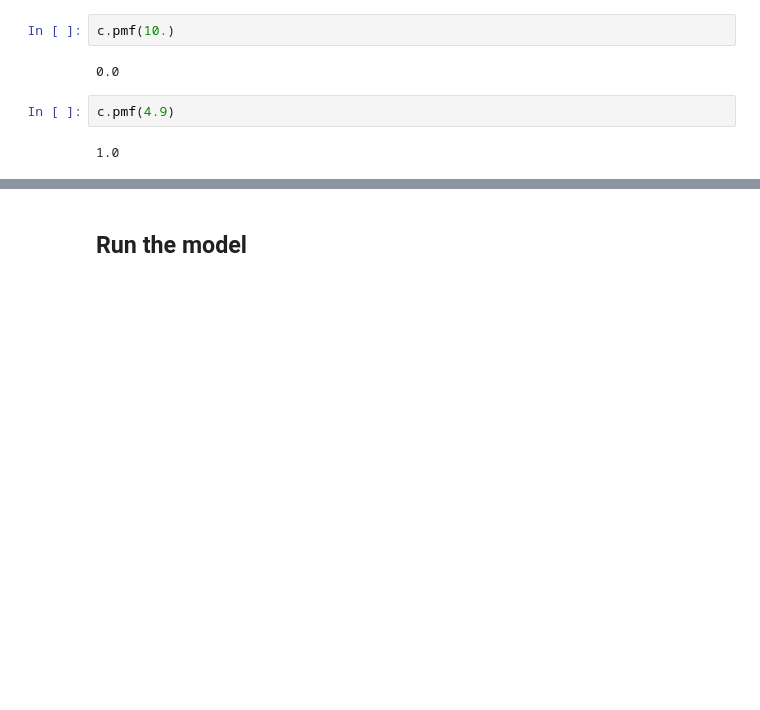
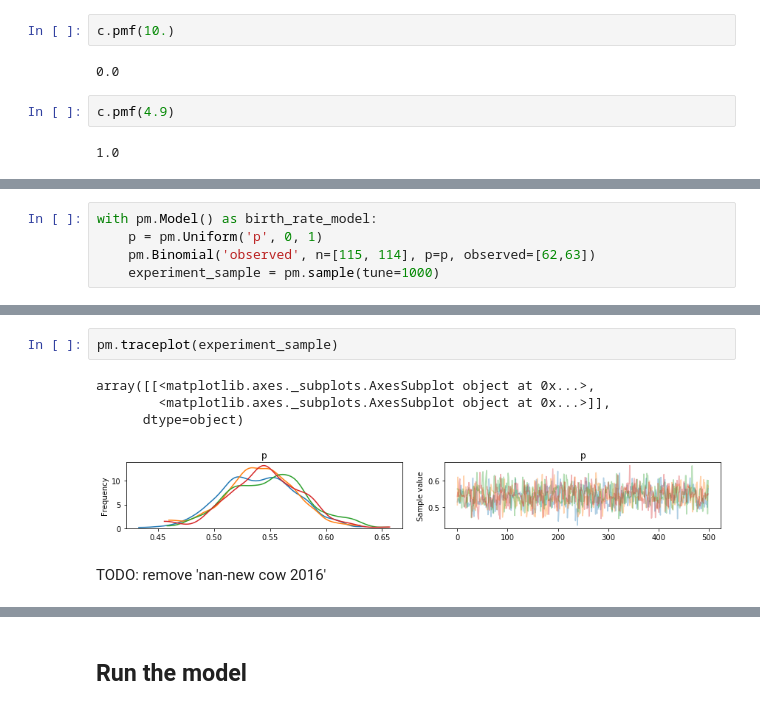
Before and after one commit to Edderic/mics-whales, a Jupyter notebook: mics-whales.ipynb, the cells around one changed output, grey strips where cells are left out. Saved outputs shown, nothing was run; the diff lists cells and outputs as text; blank space fills up the shorter version.

```diff
--- a/mics-whales.ipynb
+++ b/mics-whales.ipynb
@@ -849,0 +811,5 @@ model_simple_priors = {
+# %%
+with pm.Model() as birth_rate_model:
+    p = pm.Uniform('p', 0, 1)
+    pm.Binomial('observed', n=[115, 114], p=p, observed=[62,63])
+    experiment_sample = pm.sample(tune=1000)
@@ -849,0 +825,9 @@ model_simple_priors = {
+# %%
+pm.traceplot(experiment_sample)
+# %% [output]
+array([[<matplotlib.axes._subplots.AxesSubplot object at 0x...>,
+        <matplotlib.axes._subplots.AxesSubplot object at 0x...>]],
+      dtype=object)
+[figure, added]
+# %% [markdown]
+TODO: remove 'nan-new cow 2016'
```
Also changed, not shown: parts of 42 cells of this notebook, 1 other file.
